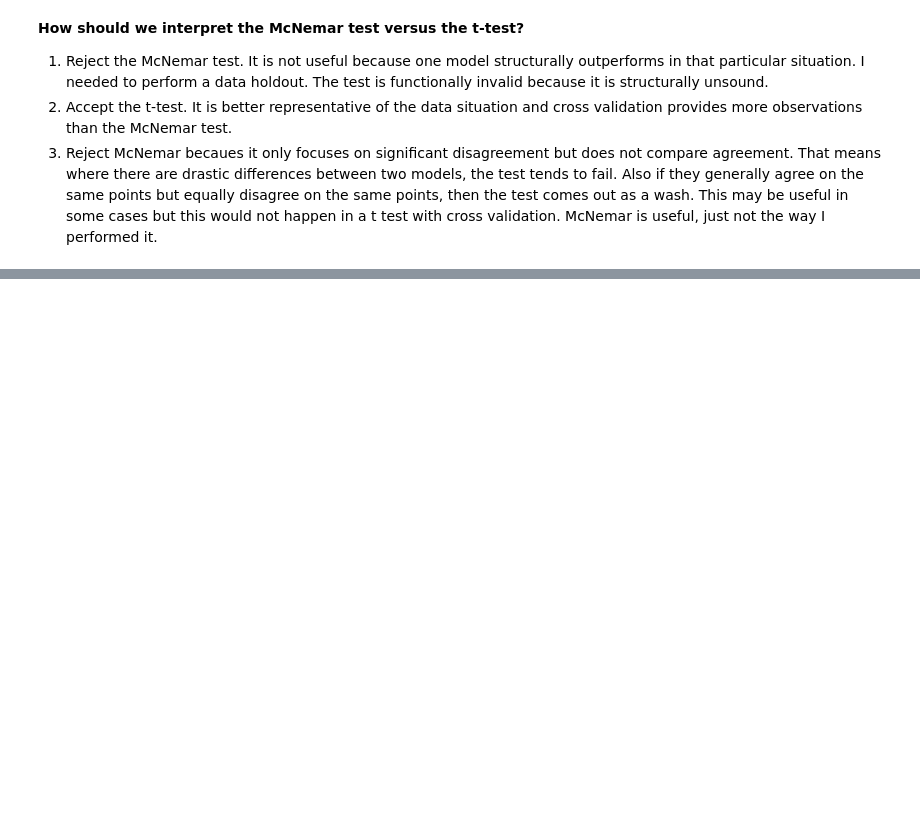
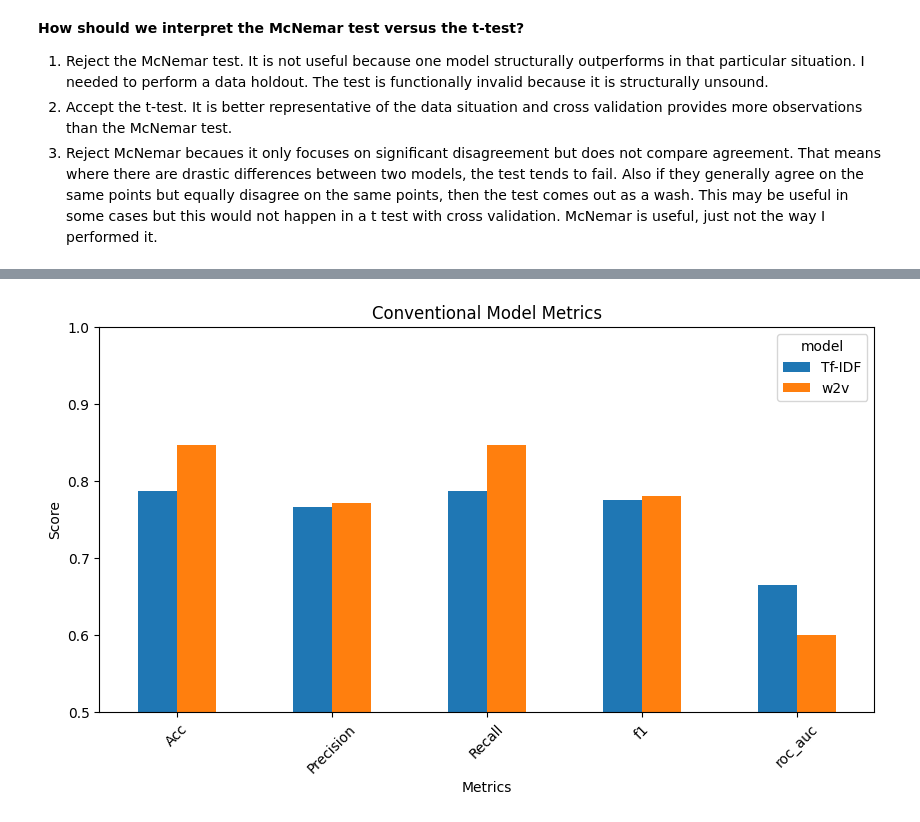
Before and after one commit to 523djr30/political-toxicity-final-project-CIS731, a Jupyter notebook: conventional_pipelines.ipynb, the cells around one changed output, grey strips where cells are left out. Drawn from its saved outputs; the diff is of its cells as text; code cells hidden in the pictures; blank space fills up the shorter version.

Commit message:
Additional visualizations

```diff
--- a/conventional_pipelines.ipynb
+++ b/conventional_pipelines.ipynb
@@ -263,4 +265,4 @@ pred_tfidf.head(5)
 # %%
 # Metrics Word2Vec
-display_metrics(prediction_raw.select(col(label_col).alias('label'), col('prediction'), col('probability')))
+metrics_tfidf = display_metrics(prediction_raw.select(col(label_col).alias('label'), col('prediction'), col('probability')))
 # %% [output]
@@ -286,8 +290,8 @@ lr_w2v = LogisticRegression(featuresCol=word2vec.getOutputCol(), labelCol=label_
 pipeline_w2v = Pipeline(stages=[tokenizer, filter, word2vec,lr_w2v])
 # %%
 # Fit and predict on WHOLE corpus (no holdout)
-model_w2v = pipeline_w2v.fit(train_df)
-prediction_raw = model_w2v.transform(train_df)
+model_w2v = pipeline_w2v.fit(train)
+prediction_raw = model_w2v.transform(test)
 pred_w2v = prediction_raw.select(text_col, label_col, col("prediction").alias("pred_w2v"))
 pred_w2v.head(5)
 # %% [output]
@@ -299,4 +303,4 @@ pred_w2v.head(5)
 # %%
 # Metrics Word2Vec
-display_metrics(prediction_raw.select(col(label_col).alias('label'), col('prediction'), col('probability')))
+metrics_w2v=display_metrics(prediction_raw.select(col(label_col).alias('label'), col('prediction'), col('probability')))
 # %% [output]
@@ -472,3 +485,26 @@ Tf-IDF outperforms Word2Vec in a case where the training dataset is equivalent t
 1. Reject the McNemar test. It is not useful because one model structurally outperforms in that particular situation. I needed to perform a data holdout. The test is functionally invalid because it is structurally unsound.
 2. Accept the t-test. It is better representative of the data situation and cross validation provides more observations than the McNemar test.
 3. Reject McNemar becaues it only focuses on significant disagreement but does not compare agreement. That means where there are drastic differences between two models, the test tends to fail. Also if they generally agree on the same points but equally disagree on the same points, then the test comes out as a wash. This may be useful in some cases but this would not happen in a t test with cross validation. McNemar is useful, just not the way I performed it.
+# %%
+# Generate Visualizations for Data Comparison
+# Convert to dataframe
+#  return (accuracy,confusion,precision,recall,f1,roc_auc)
+import pandas as pd
+metrics_tfidf_df = pd.DataFrame({
+    'model': 'Tf-IDF',
+    'Acc': metrics_tfidf[0],
+    'Precision': metrics_tfidf[1],
+    'Recall': metrics_tfidf[2],
+    'f1': metrics_tfidf[3],
+    'roc_auc': metrics_tfidf[4]
+}, index=[0])
+metrics_w2v_df = pd.DataFrame({
+    'model': 'w2v',
+    'Acc': metrics_w2v[0],
+    'Precision': metrics_w2v[1],
+    'Recall': metrics_w2v[2],
+    'f1': metrics_w2v[3],
+    'roc_auc': metrics_w2v[4]
+},  index=[1])
+metrics = pd.concat([metrics_tfidf_df,metrics_w2v_df])
+metrics
@@ -474,0 +529,16 @@ Tf-IDF outperforms Word2Vec in a case where the training dataset is equivalent t
+# %%
+import matplotlib.pyplot as plt
+
+ax = metrics.groupby(by='model').sum().T.plot(kind='bar',figsize=(10,5));
+
+# Set custom y-axis limits
+y_min = 0.5
+y_max = 1
+ax.set_ylim(y_min, y_max)
+ax.set_xticklabels(ax.get_xticklabels(), rotation=45)
+plt.title("Conventional Model Metrics")
+plt.ylabel("Score")
+plt.xlabel("Metrics")
+plt.savefig('Conventional_metrics_1_test.png',bbox_inches="tight")
+# %% [output]
+[figure, added]
```
Also changed, not shown: parts of 16 cells of this notebook, 1 other file.
